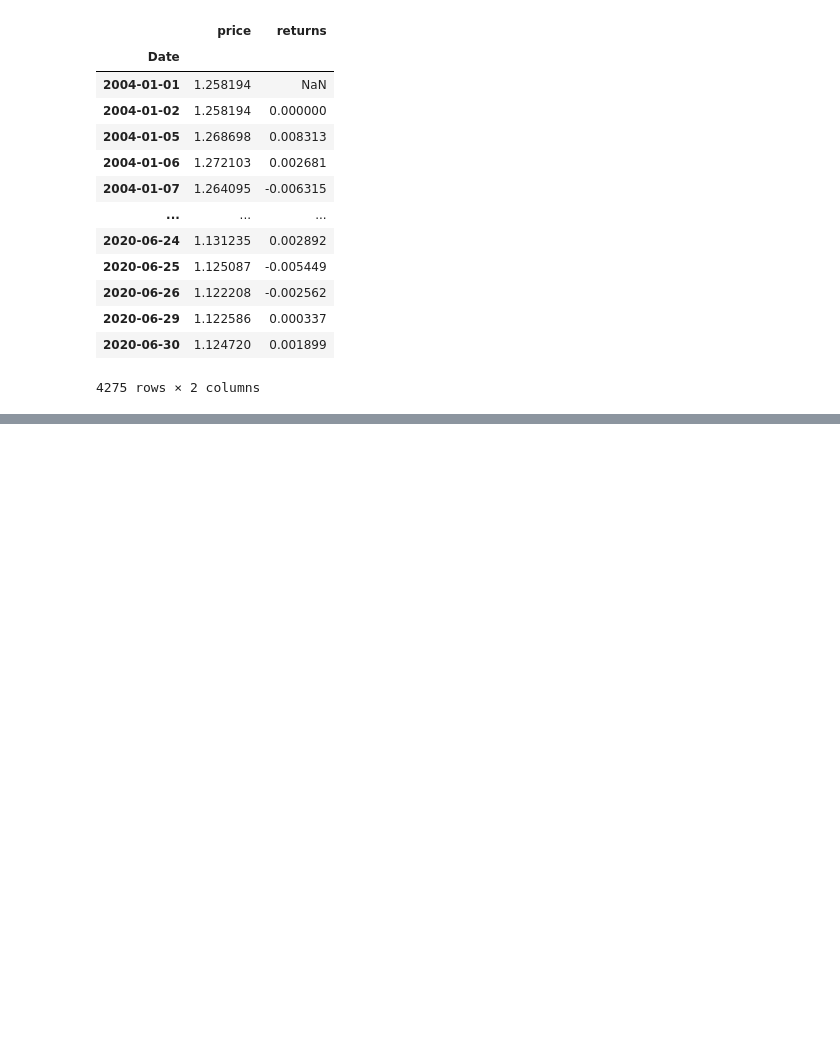
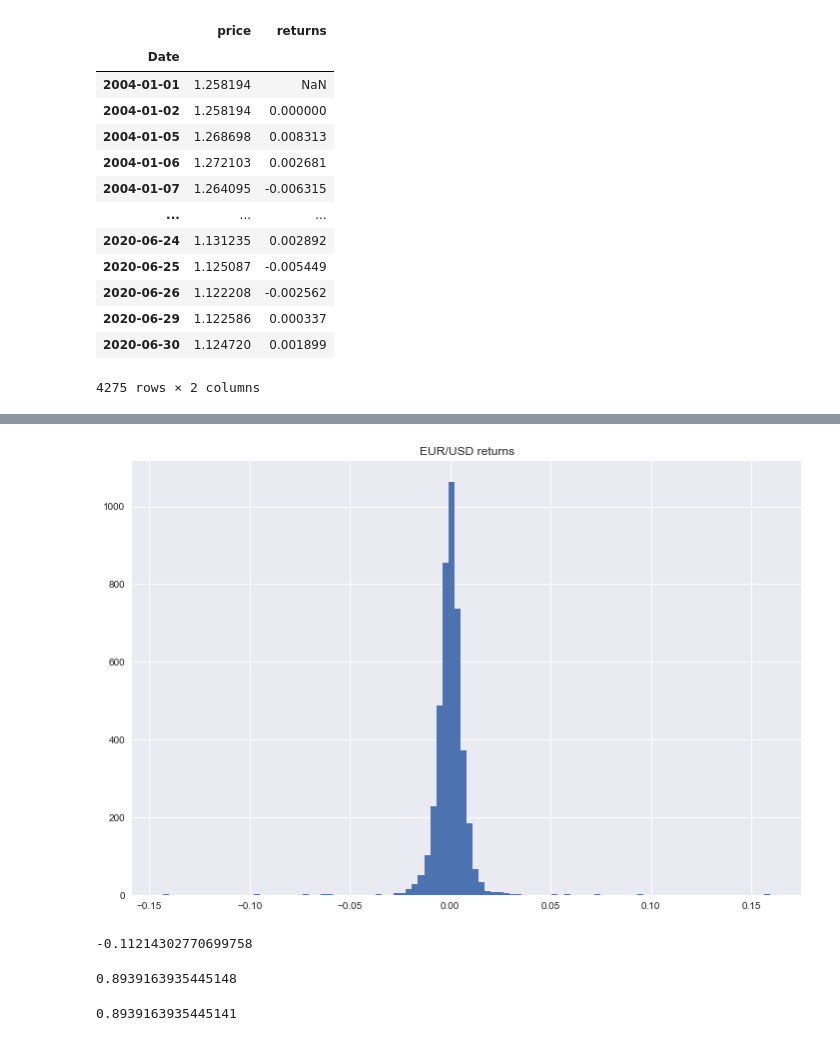
Before and after one commit to cmj123/python_technical_analysis, a Jupyter notebook: section05-sma/sma.ipynb, the cells around one changed output, grey strips where cells are left out. Saved outputs shown, nothing was run; the diff lists cells and outputs as text; code cells hidden in the pictures; blank space fills up the shorter version.

```diff
--- a/section05-sma/sma.ipynb
+++ b/section05-sma/sma.ipynb
@@ -63,0 +66,2 @@ df
+# %%
+df.dropna(inplace = True)
@@ -63,0 +85,18 @@ df
+# %%
+df.returns.hist(bins=100, figsize=(12,8))
+plt.title("EUR/USD returns")
+plt.show()
+# %% [output]
+[figure, added]
+# %%
+df.returns.sum()
+# %% [output]
+-0.11214302770699758
+# %%
+np.exp(df.returns.sum())
+# %% [output]
+0.8939163935445148
+# %%
+df.price[-1] / df.price[0]
+# %% [output]
+0.8939163935445141
```
Also changed, not shown: parts of 21 cells of this notebook.
